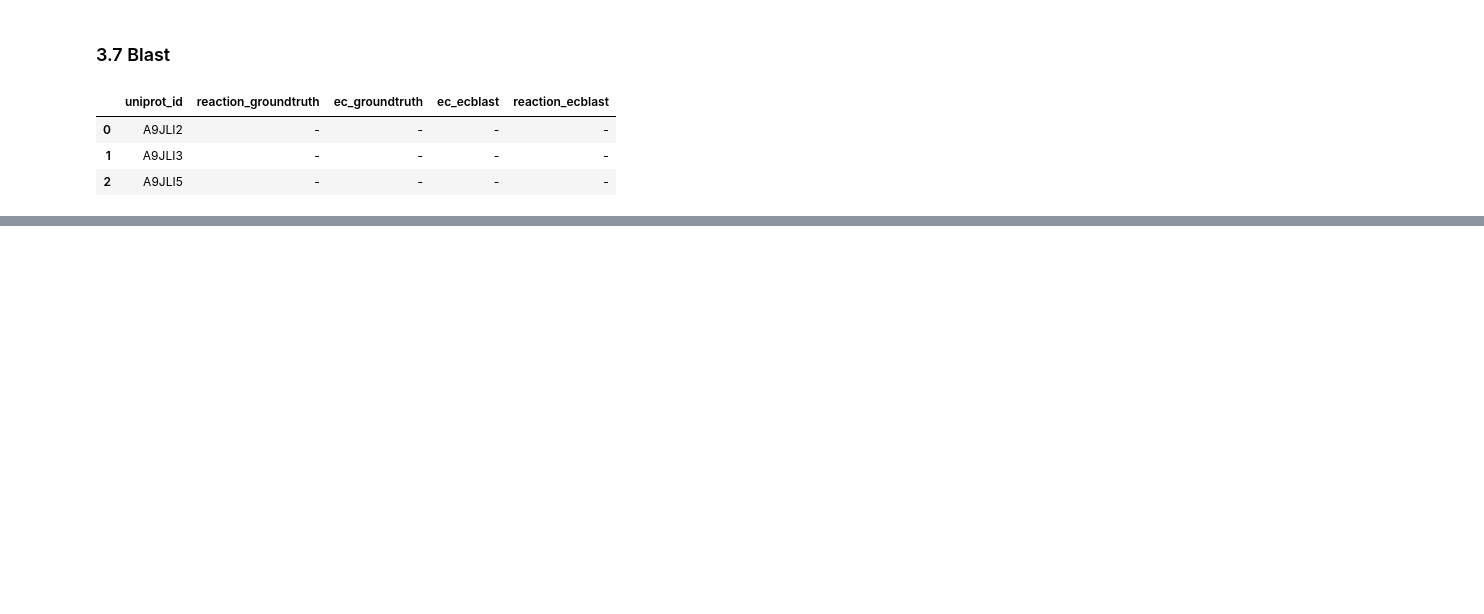
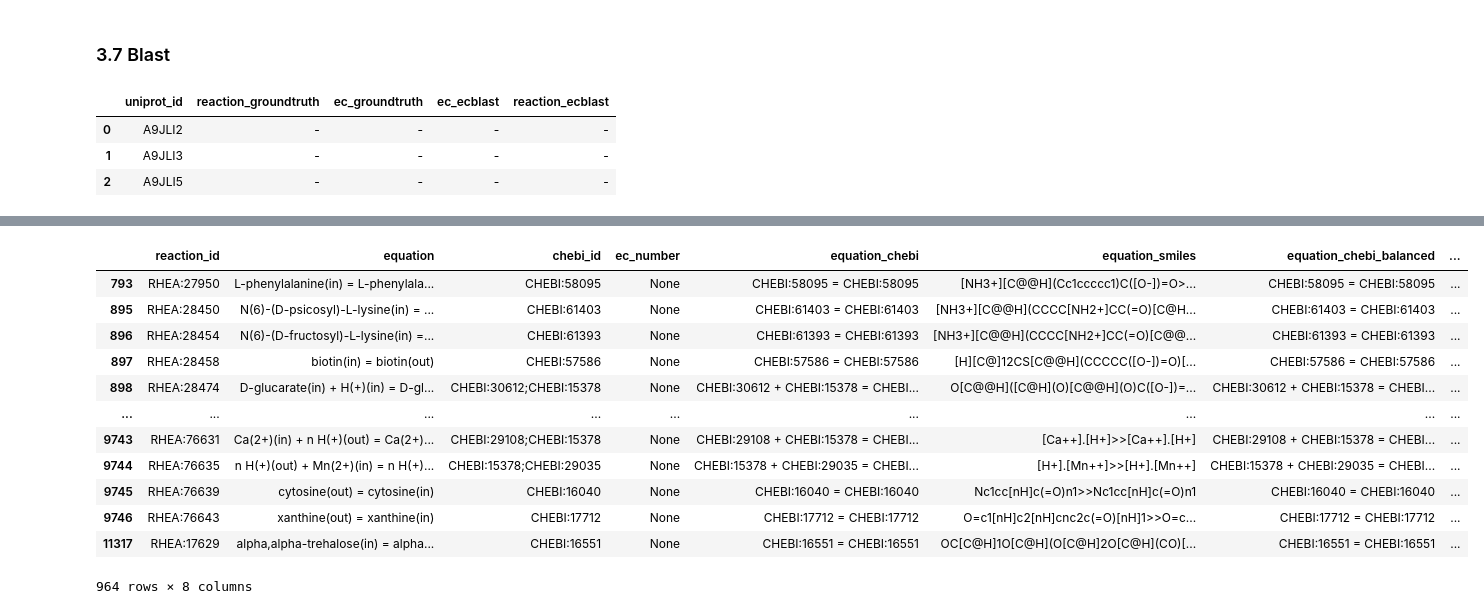
Before and after one commit to kingstdio/RXNRECer, a Jupyter notebook: baselines/s2_baseline_ec_method_10_fold.ipynb, the cells around one changed output, grey strips where cells are left out. Cells and saved outputs as stored; diff of their text form; code cells hidden in the pictures; blank space fills up the shorter version.

```diff
--- a/baselines/s2_baseline_ec_method_10_fold.ipynb
+++ b/baselines/s2_baseline_ec_method_10_fold.ipynb
@@ -273,0 +404,3 @@ blast_res_ec.head(3)
+# %%
+rxn = pd.read_feather(cfg.FILE_DS_RHEA_REACTIONS)
+rxn.head(3)
@@ -273,0 +412,18 @@ blast_res_ec.head(3)
+# %%
+rxn['ler']=rxn.equation_chebi.apply(lambda x: set(x.split(' = ')[1].split(' + ')) == set(x.split(' = ')[0].split(' + ')))
+# %%
+rxn[rxn.ler&rxn.equation.str.contains('out')]
+# %% [output]
+|  | reaction_id | equation | chebi_id | ec_number | equation_chebi | equation_smiles | equation_chebi_balanced | ... |
+| 793 | RHEA:27950 | L-phenylalanine(in) = L-phenylala... | CHEBI:58095 | None | CHEBI:58095 = CHEBI:58095 | [NH3+][C@@H](Cc1ccccc1)C([O-])=O>... | CHEBI:58095 = CHEBI:58095 | ... |
+| 895 | RHEA:28450 | N(6)-(D-psicosyl)-L-lysine(in) = ... | CHEBI:61403 | None | CHEBI:61403 = CHEBI:61403 | [NH3+][C@@H](CCCC[NH2+]CC(=O)[C@H... | CHEBI:61403 = CHEBI:61403 | ... |
+| 896 | RHEA:28454 | N(6)-(D-fructosyl)-L-lysine(in) =... | CHEBI:61393 | None | CHEBI:61393 = CHEBI:61393 | [NH3+][C@@H](CCCC[NH2+]CC(=O)[C@@... | CHEBI:61393 = CHEBI:61393 | ... |
+| 897 | RHEA:28458 | biotin(in) = biotin(out) | CHEBI:57586 | None | CHEBI:57586 = CHEBI:57586 | [H][C@]12CS[C@@H](CCCCC([O-])=O)[... | CHEBI:57586 = CHEBI:57586 | ... |
+| 898 | RHEA:28474 | D-glucarate(in) + H(+)(in) = D-gl... | CHEBI:30612;CHEBI:15378 | None | CHEBI:30612 + CHEBI:15378 = CHEBI... | O[C@@H]([C@H](O)[C@@H](O)C([O-])=... | CHEBI:30612 + CHEBI:15378 = CHEBI... | ... |
+| ... | ... | ... | ... | ... | ... | ... | ... | ... |
+| 9743 | RHEA:76631 | Ca(2+)(in) + n H(+)(out) = Ca(2+)... | CHEBI:29108;CHEBI:15378 | None | CHEBI:29108 + CHEBI:15378 = CHEBI... | [Ca++].[H+]>>[Ca++].[H+] | CHEBI:29108 + CHEBI:15378 = CHEBI... | ... |
+| 9744 | RHEA:76635 | n H(+)(out) + Mn(2+)(in) = n H(+)... | CHEBI:15378;CHEBI:29035 | None | CHEBI:15378 + CHEBI:29035 = CHEBI... | [H+].[Mn++]>>[H+].[Mn++] | CHEBI:15378 + CHEBI:29035 = CHEBI... | ... |
+| 9745 | RHEA:76639 | cytosine(out) = cytosine(in) | CHEBI:16040 | None | CHEBI:16040 = CHEBI:16040 | Nc1cc[nH]c(=O)n1>>Nc1cc[nH]c(=O)n1 | CHEBI:16040 = CHEBI:16040 | ... |
+| 9746 | RHEA:76643 | xanthine(out) = xanthine(in) | CHEBI:17712 | None | CHEBI:17712 = CHEBI:17712 | O=c1[nH]c2[nH]cnc2c(=O)[nH]1>>O=c... | CHEBI:17712 = CHEBI:17712 | ... |
+| 11317 | RHEA:17629 | alpha,alpha-trehalose(in) = alpha... | CHEBI:16551 | None | CHEBI:16551 = CHEBI:16551 | OC[C@H]1O[C@H](O[C@H]2O[C@H](CO)[... | CHEBI:16551 = CHEBI:16551 | ... |
+964 rows × 8 columns
```
Also changed, not shown: parts of 16 cells of this notebook, 4 other files.
